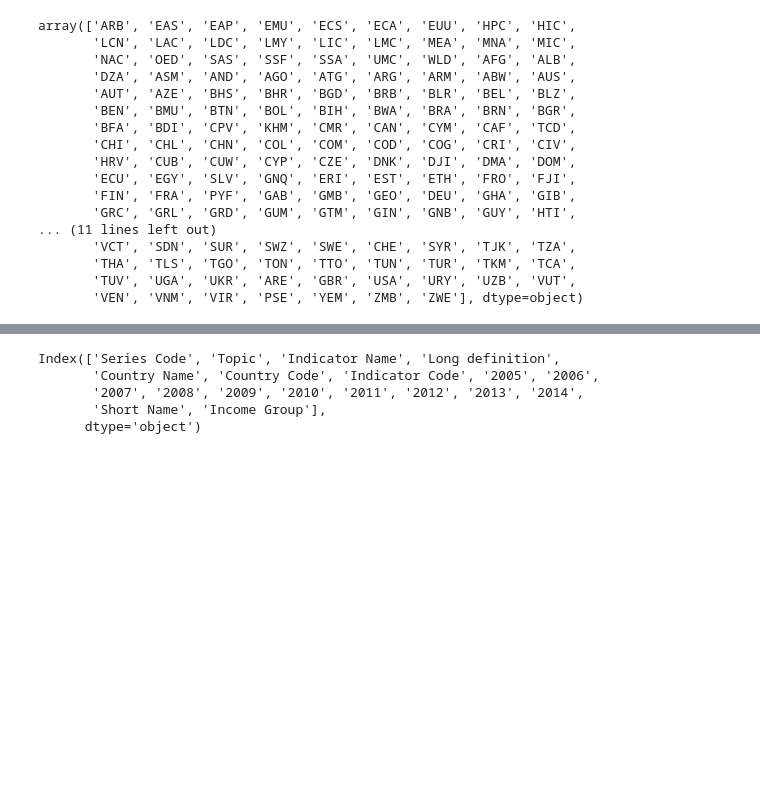
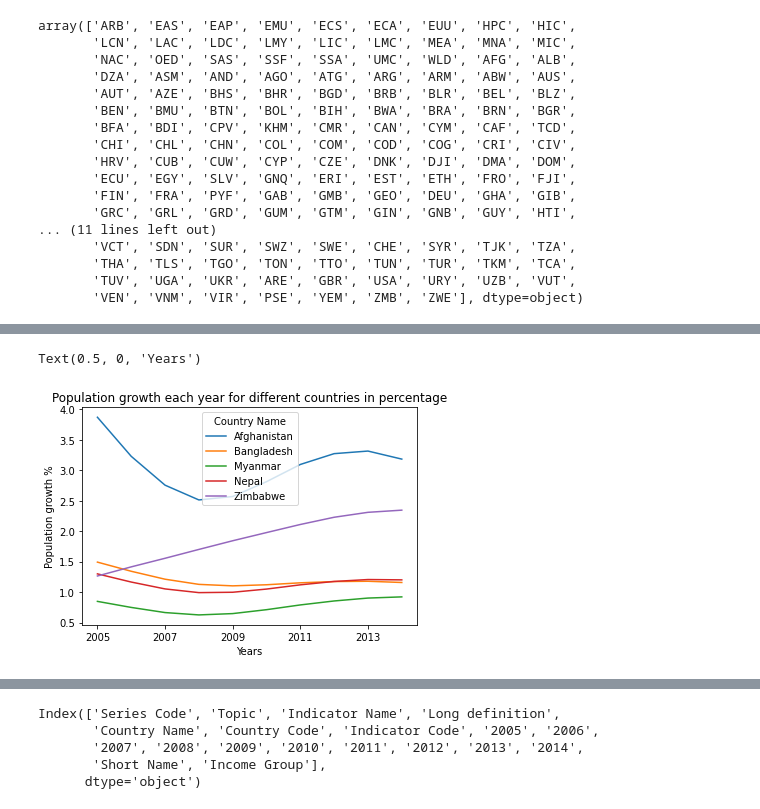
Before and after one commit to Kaizensk/WorldBank-global-Education-analysis, a Jupyter notebook: ShwetaKumari_World_Bank_Global_Education_Analysis_Capstone_Project.ipynb, the cells around one changed output, grey strips where cells are left out. Saved outputs shown, nothing was run; the diff lists cells and outputs as text; code cells hidden in the pictures; blank space fills up the shorter version.

```diff
--- a/ShwetaKumari_World_Bank_Global_Education_Analysis_Capstone_Project.ipynb
+++ b/ShwetaKumari_World_Bank_Global_Education_Analysis_Capstone_Project.ipynb
@@ -677,0 +780,6 @@ array(['Attainment', 'Education Equality',
+# %%
+#setting the country name as index
+lowerincome_df_Population.set_index(lowerincome_df_Population['Country Name'], drop=True, append=False, inplace=True, verify_integrity=False)
+# %%
+#since country name is already our index so dropping the country name column
+lowerincome_df_Population.drop('Country Name',axis=1,inplace=True)
@@ -677,0 +796,3 @@ array(['Attainment', 'Education Equality',
+# %%
+#using front fill to fill our NaN values in row
+lowerincome_df_Population=lowerincome_df_Population.ffill(axis=1)
@@ -677,0 +802,3 @@ array(['Attainment', 'Education Equality',
+# %%
+#taking transpose to make our plot easy, the x axis will contain the years
+lowerincome_df_Population=lowerincome_df_Population.transpose()
@@ -677,0 +819,9 @@ array(['Attainment', 'Education Equality',
+# %%
+lowerincome_df_Population.plot()
+
+plt.title('Population growth each year for different countries in percentage')
+plt.ylabel('Population growth %')
+plt.xlabel('Years')
+# %% [output]
+Text(0.5, 0, 'Years')
+[figure, added]
```
Also changed, not shown: parts of 116 cells of this notebook.
